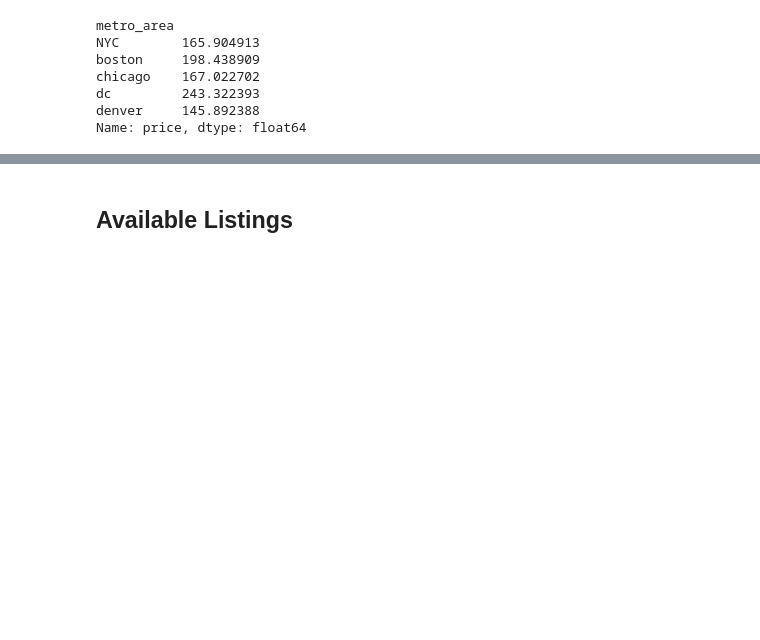
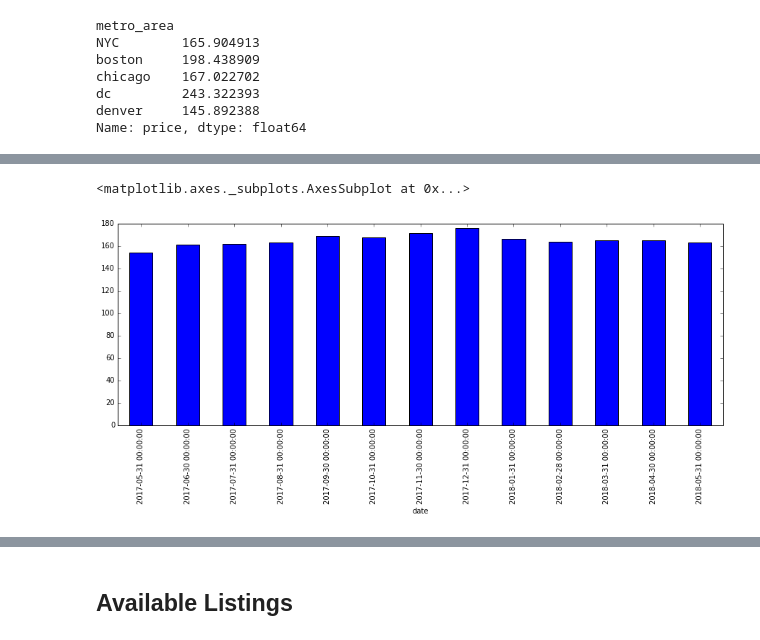
Before and after one commit to MattUnderscoreZhang/CitadelDataOpen, a Jupyter notebook: Calendar_Analysis.ipynb, the cells around one changed output, grey strips where cells are left out. Cells and saved outputs as stored; diff of their text form; code cells hidden in the pictures; blank space fills up the shorter version.

Commit message:
Updates to calendar analysis

```diff
--- a/Calendar_Analysis.ipynb
+++ b/Calendar_Analysis.ipynb
@@ -63,5 +65,13 @@ chicago    167.022702
 dc         243.322393
 denver     145.892388
 Name: price, dtype: float64
+# %%
+unique_calendar = calendar[NYC].groupby([pd.TimeGrouper('M'), 'metro_area', 'listing_id']).aggregate(np.mean)
+# %%
+NYC = unique_calendar['metro_area']=='NYC'
+denver = unique_calendar['metro_area']=='denver'
+chicago = unique_calendar['metro_area']=='chicago'
+boston = unique_calendar['metro_area']=='boston'
+dc = unique_calendar['metro_area']=='dc'
 # %%
-metro_month_calendar = calendar.groupby('metro_area').resample('M', how=np.mean)
+NYC_unique_calendar = calendar[NYC].groupby([pd.TimeGrouper('M'), 'listing_id']).aggregate(np.mean)
@@ -69,0 +93,7 @@ metro_month_calendar.plot()
+# %%
+# monthly average price by all unique listings for NYC
+price = NYC_unique_calendar.groupby(level=['date']).mean().dropna()['price']
+price.plot(kind='bar', figsize=(15,5))
+# %% [output]
+<matplotlib.axes._subplots.AxesSubplot at 0x...>
+[figure, added]
```
Also changed, not shown: parts of 10 cells of this notebook.
